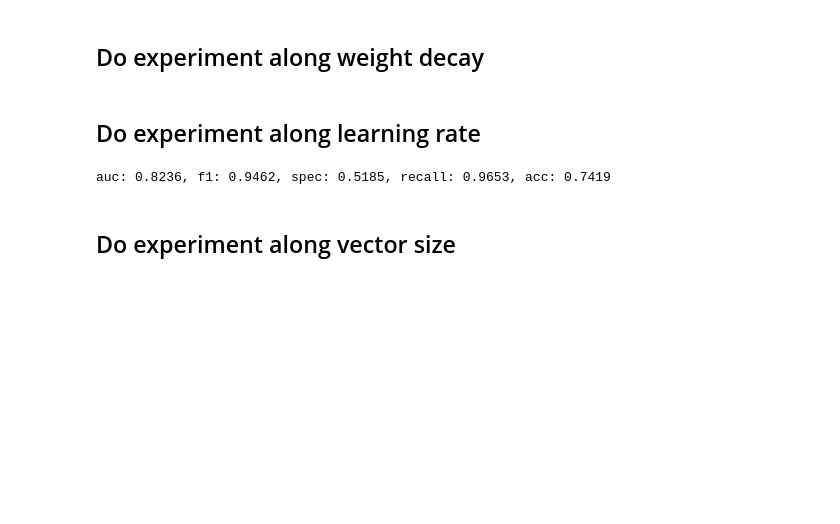
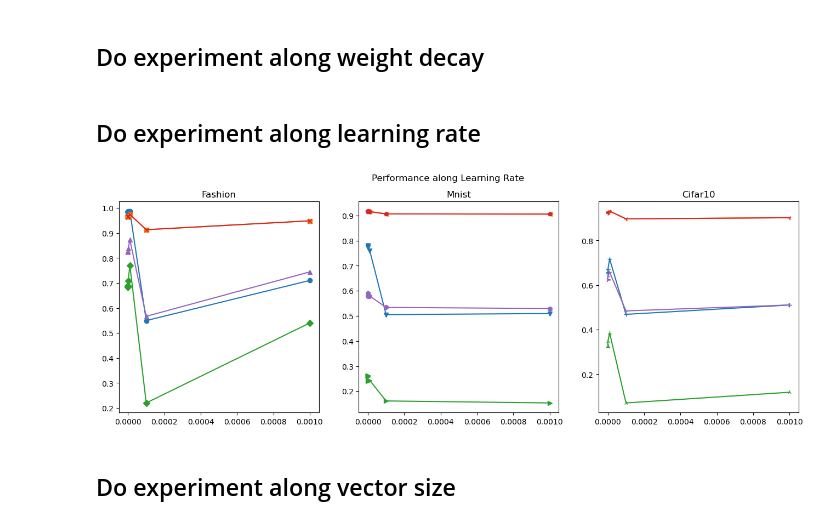
Before and after one commit to SoulMind01/FewShot-demo, a Jupyter notebook: experiment.ipynb, the cells around one changed output. Saved outputs shown, nothing was run; the diff lists cells and outputs as text; code cells hidden in the pictures; blank space fills up the shorter version.

```diff
--- a/experiment.ipynb
+++ b/experiment.ipynb
@@ -245,28 +313,32 @@ for dataset in results_weight_decay.keys():
 # %%
 learning_rate_range = [1e-3, 1e-4, 1e-5, 1e-6, 1e-7, 1e-8, 1e-9, 1e-10, 1e-11, 1e-12]
 results_learning_rate = init_result_dicts()
-for learning_rate in learning_rate_range:
-    for dataset in results_learning_rate.keys():
-        args = init_args()
-        args.lr = learning_rate
-        args.dataset = dataset
-        args.normal_class = normal_classes[dataset]
-        df, auc, f1, spec, recall, acc = train(args)
-        results_learning_rate[dataset]['df'].append(df)
-        results_learning_rate[dataset]['auc'].append(auc)
-        results_learning_rate[dataset]['f1'].append(f1)
-        results_learning_rate[dataset]['spec'].append(spec)
-        results_learning_rate[dataset]['recall'].append(recall)
-        results_learning_rate[dataset]['acc'].append(acc)
+experiment_name = 'learning_rate_experiment'
+if os.path.exists(experiment_name):
+    results_learning_rate = load_results(experiment_name)
+else:
+    for lr in learning_rate_range:
+        for dataset in results_learning_rate.keys():
+            args = init_args()
+            args.lr = lr
+            args.dataset = dataset
+            df, auc, f1, spec, recall, acc = train(args)
+            results_learning_rate[dataset]['df'].append(df)
+            results_learning_rate[dataset]['auc'].append(auc)
+            results_learning_rate[dataset]['f1'].append(f1)
+            results_learning_rate[dataset]['spec'].append(spec)
+            results_learning_rate[dataset]['recall'].append(recall)
+            results_learning_rate[dataset]['acc'].append(acc)
-# %% [output]
-auc: 0.8236, f1: 0.9462, spec: 0.5185, recall: 0.9653, acc: 0.7419
 # %%
-if not os.path.exists('learning_rate_experiment'):
-    os.mkdir('learning_rate_experiment')
-for dataset in results_learning_rate.keys():
-    analyze_result(results_learning_rate[dataset], f'learning_rate in {dataset}', x_axis=learning_rate_range)
-    plt.savefig(f'learning_rate_experiment/{dataset}.png')
-    # plot_hist(results_learning_rate[dataset])
+if not os.path.exists(experiment_name):
+    os.mkdir(experiment_name)
+analyze_results(results_learning_rate, learning_rate_range, "Learning Rate")
+plt.savefig(f"{experiment_name}/learning_rate_experiment.png")
+save_results(results_learning_rate, experiment_name)
+if is_colab():
+    !cp -r learning_rate_experiment $google_drive_path
+# %% [output]
+[figure, added]
 # %% [markdown]
 ## Do experiment along vector size
 # %%
```
Also changed, not shown: parts of 30 cells of this notebook, 4 other files.
